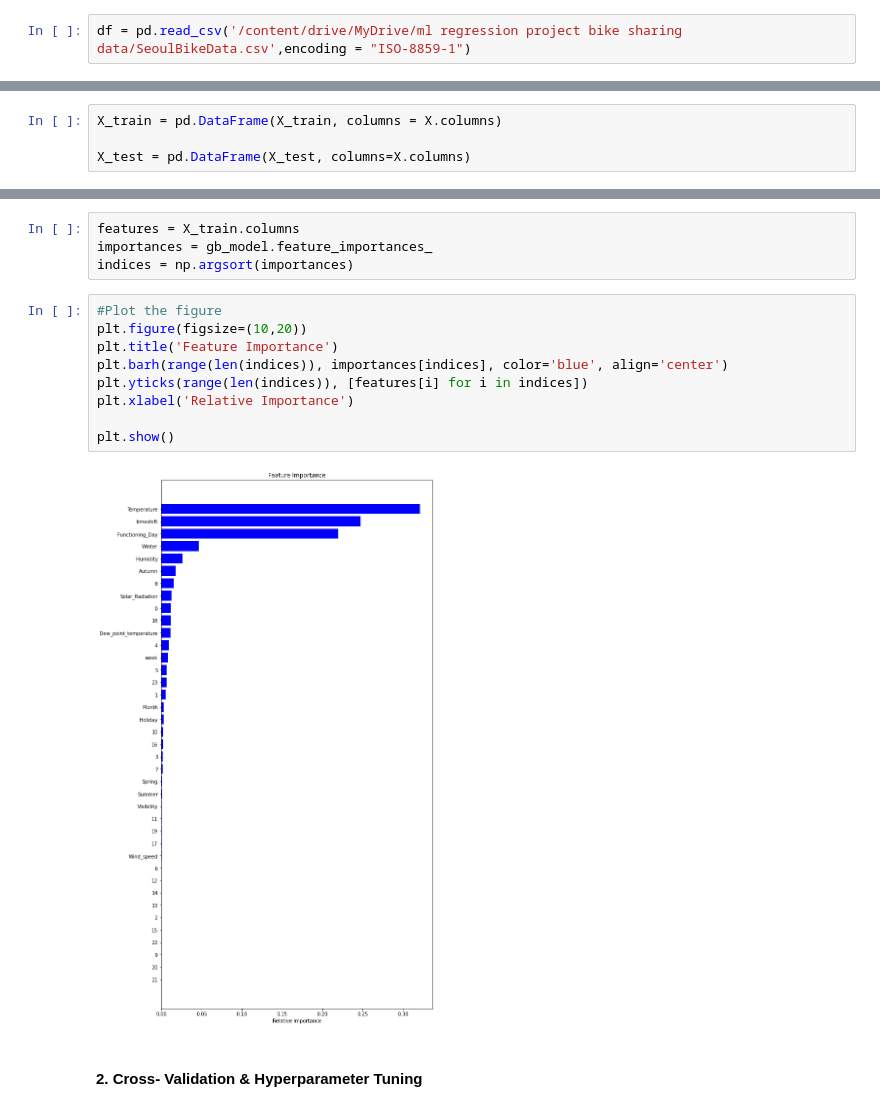
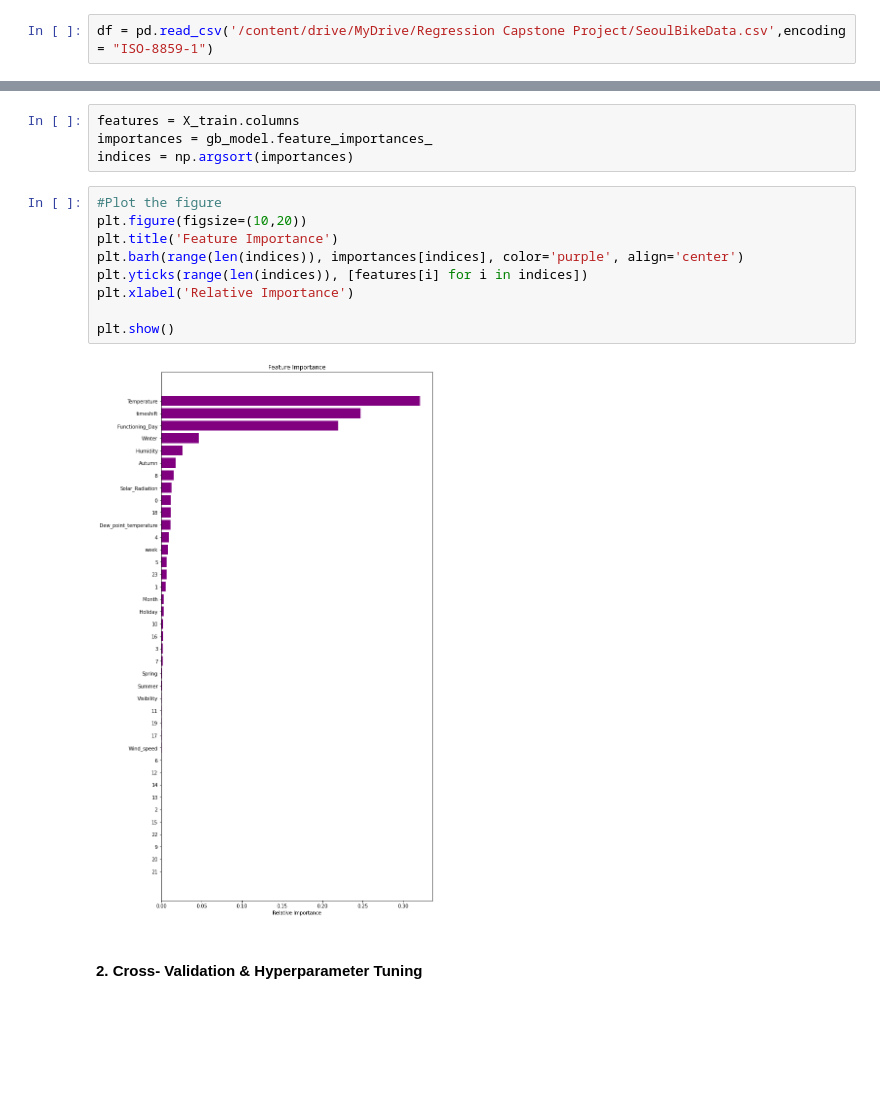
Before and after one commit to divyakedia/Rented-Bike-Demand-Prediction-Seoul-, a Jupyter notebook: Bike_Prediction_Demand_Capstone_Project.ipynb, the cells around one changed output, grey strips where cells are left out. Drawn from its saved outputs; the diff is of its cells as text; blank space fills up the shorter version.

```diff
--- a/Bike_Prediction_Demand_Capstone_Project.ipynb
+++ b/Bike_Prediction_Demand_Capstone_Project.ipynb
@@ -127,5 +133,5 @@ Drive already mounted at /content/drive; to attempt to forcibly remount, call dr
 # %%
-df = pd.read_csv('/content/drive/MyDrive/ml regression project bike sharing  data/SeoulBikeData.csv',encoding = "ISO-8859-1")
+df = pd.read_csv('/content/drive/MyDrive/Regression Capstone Project/SeoulBikeData.csv',encoding = "ISO-8859-1")
 # %% [markdown]
 ### Dataset First View
 # %%
@@ -2174,4 +2331,0 @@ array([2.95448935e-01, 3.62057756e-02, 1.06966280e-02, 1.21458750e-02,
-# %%
-X_train = pd.DataFrame(X_train, columns = X.columns)
-
-X_test = pd.DataFrame(X_test, columns=X.columns)
@@ -2369,14 +2601,14 @@ indices = np.argsort(importances)
 # %%
 #Plot the figure
 plt.figure(figsize=(10,20))
 plt.title('Feature Importance')
-plt.barh(range(len(indices)), importances[indices], color='blue', align='center')
+plt.barh(range(len(indices)), importances[indices], color='purple', align='center')
 plt.yticks(range(len(indices)), [features[i] for i in indices])
 plt.xlabel('Relative Importance')
 
 plt.show()
 # %% [output]
-[figure, old version]
+[figure, new version]
 # %% [markdown]
 #### 2. Cross- Validation & Hyperparameter Tuning
 # %%
```
Also changed, not shown: parts of 127 cells of this notebook.
